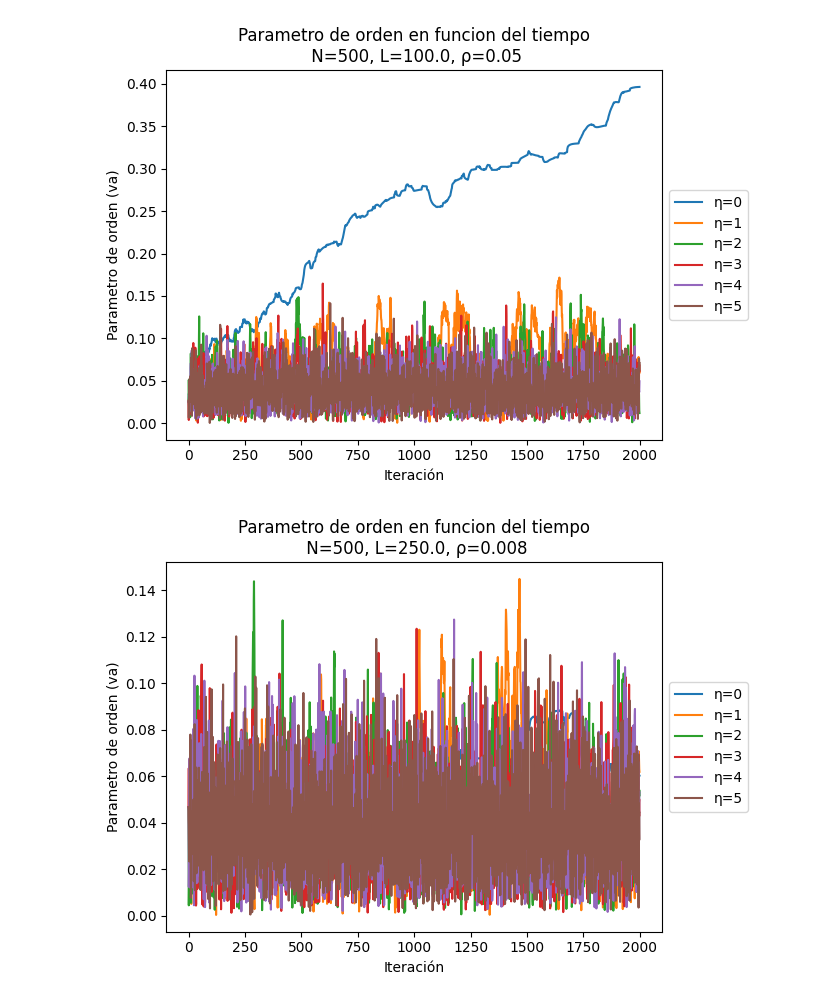
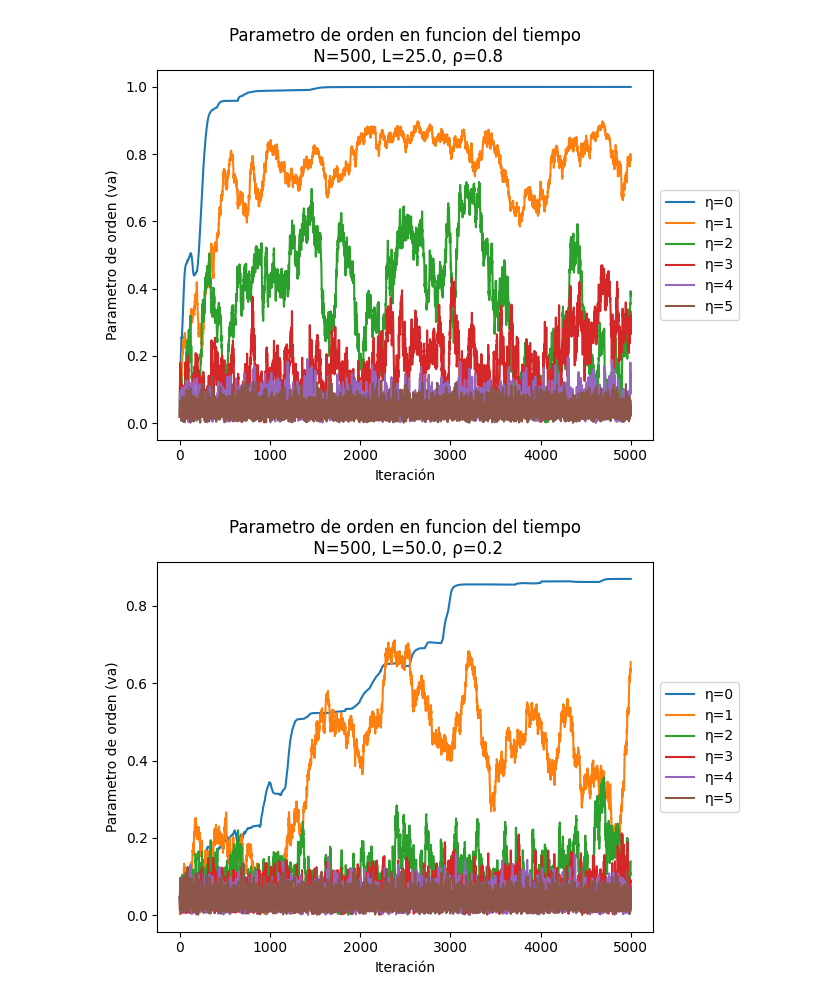
Before and after one commit to lukyferreiro/TPs-SS, a Jupyter notebook: TP2/animation/benchmark.ipynb, the cells around one changed output. Cells and saved outputs as stored; diff of their text form; code cells hidden in the pictures.

Commit message:
Added 5000 L and N benchmark

```diff
--- a/TP2/animation/benchmark.ipynb
+++ b/TP2/animation/benchmark.ipynb
@@ -1,10 +1,10 @@
 # %%
-from utils.particlesParser import parse_prder_parameter_over_iteration
+from utils.particlesParser import parse_order_parameter_over_iteration
 from utils.plots import plot_va_over_iterations
 
-SAME_DENSITY_BASE = '../simulator/src/main/resources/benchmark/eta_variation_same_density'
-Ns = [40,100,400,4000,10000]
-for n in Ns:
-    TO_FILE = SAME_DENSITY_BASE + "/N_" + str(n) + ".txt"
-    N, L, Rc, iterations, data_dict = parse_prder_parameter_over_iteration(TO_FILE)
-    plot_va_over_iterations(data_dict, N, L)
+#SAME_DENSITY_BASE = '../simulator/src/main/resources/benchmark/eta_variation_same_density'
+#Ns = [40,100,400,4000,10000]
+#for n in Ns:
+#    TO_FILE = SAME_DENSITY_BASE + "/N_" + str(n) + ".txt"
+#    N, L, Rc, iterations, data_dict = parse_order_parameter_over_iteration(TO_FILE)
+#    plot_va_over_iterations(data_dict, N, L)
@@ -17,11 +11,11 @@ for n in Ns:
 # %%
-from utils.particlesParser import parse_prder_parameter_over_iteration
+from utils.particlesParser import parse_order_parameter_over_iteration
 from utils.plots import plot_va_over_iterations
 
-VARITATING_L_BASE = '../simulator/src/main/resources/benchmark/eta_variation_variating_L'
-Ls = [5.0,10.0,25.0,50.0,100.0,250.0]
+VARITATING_L_BASE = '../simulator/src/main/resources/benchmark_5000/eta_variation_variating_L'
+Ls = [5.0, 7.0, 10.0, 15.0, 25.0, 50.0, 100.0]
 for l in Ls:
-    TO_FILE = VARITATING_L_BASE + "/" + str(l) + ".txt"
-    N, L, Rc, iterations, data_dict = parse_prder_parameter_over_iteration(TO_FILE)
+    TO_FILE = VARITATING_L_BASE + "/L_" + str(l) + ".txt"
+    N, L, Rc, iterations, data_dict = parse_order_parameter_over_iteration(TO_FILE)
     plot_va_over_iterations(data_dict, N, L)
 # %% [output]
@@ -32,2 +26,2 @@ for l in Ls:
-[figure, old version]
+[figure, new version]
-[figure, old version]
+[figure, new version]
```
Also changed, not shown: parts of 6 cells of this notebook, 32 other files.
